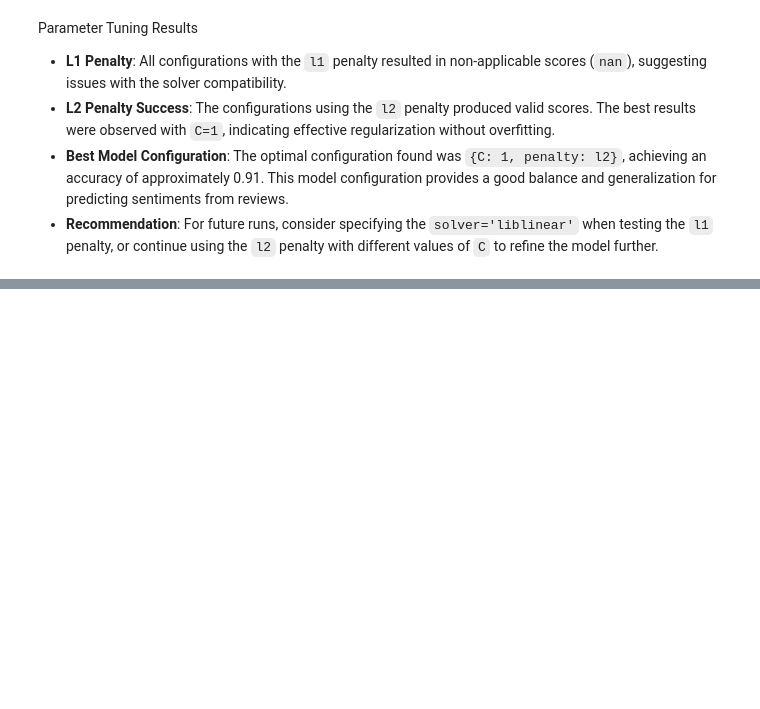
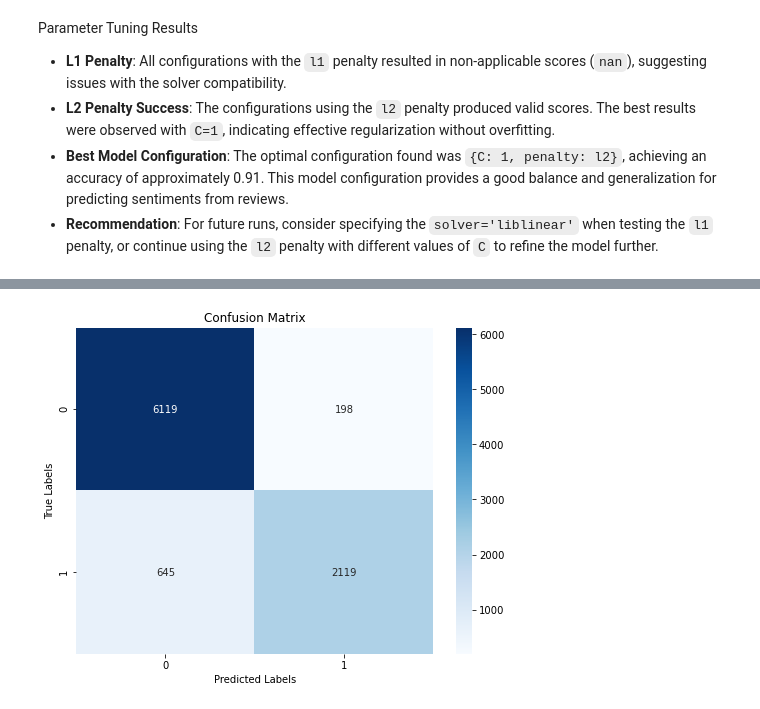
Before and after one commit to nick701/Amazon-Reviews-Analysis, a Jupyter notebook: amazon_analysis.ipynb, the cells around one changed output, grey strips where cells are left out. Cells and saved outputs as stored; diff of their text form; code cells hidden in the pictures; blank space fills up the shorter version.

```diff
--- a/amazon_analysis.ipynb
+++ b/amazon_analysis.ipynb
@@ -350,0 +347,8 @@ Best accuracy found:  0.9099469197861934
+# %%
+# Train final model with optimal parameters and evaluate it
+final_model = LogisticRegression(C=1, penalty='l2', solver='liblinear', random_state=42)
+final_model.fit(X_train, y_train)
+final_predictions = final_model.predict(X_test)
+
+print(classification_report(y_test, final_predictions))
+print("Confusion Matrix:\n", confusion_matrix(y_test, final_predictions))
@@ -350,0 +368,13 @@ Best accuracy found:  0.9099469197861934
+# %%
+import matplotlib.pyplot as plt
+from sklearn.metrics import roc_curve, auc, precision_recall_curve
+
+# Confusion Matrix Heatmap
+plt.figure(figsize=(8, 6))
+sns.heatmap(confusion_matrix(y_test, final_predictions), annot=True, fmt="d", cmap="Blues")
+plt.xlabel('Predicted Labels')
+plt.ylabel('True Labels')
+plt.title('Confusion Matrix')
+plt.show()
+# %% [output]
+[figure, added]
```
Also changed, not shown: parts of 13 cells of this notebook.
